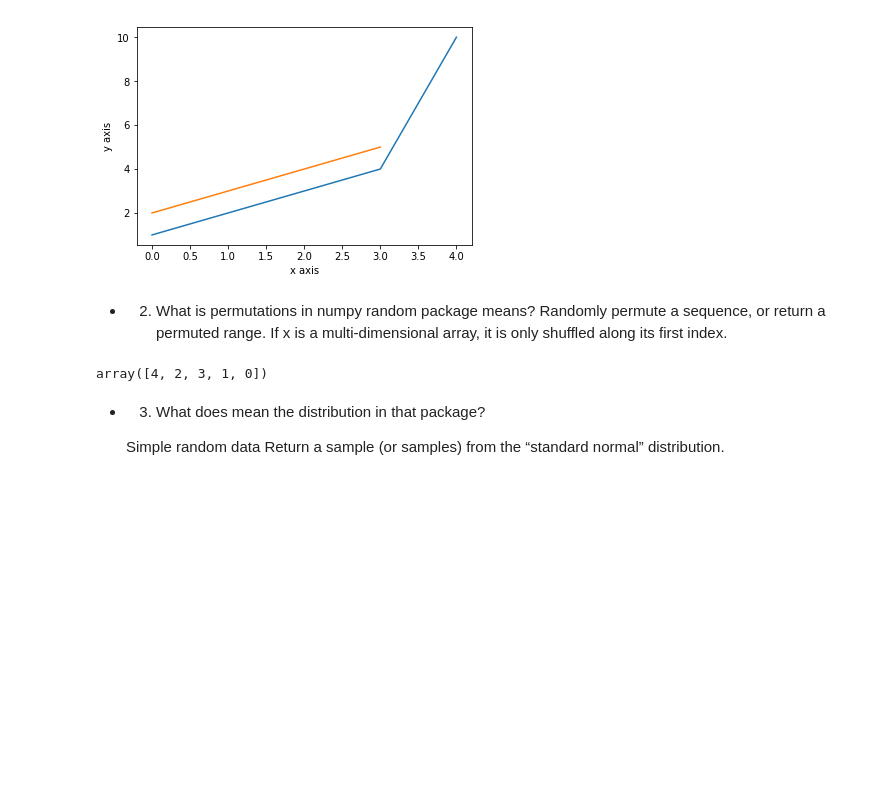
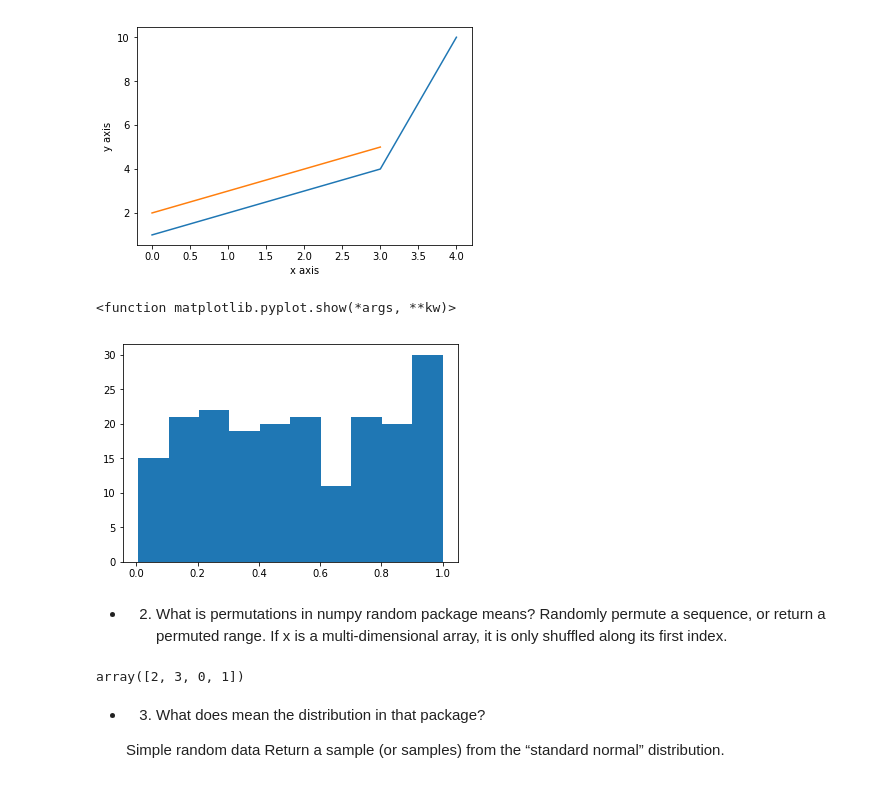
Before and after one commit to rituteval/Programming-for-Data-Analysis-assingment, a Jupyter notebook: Programming for DA-assingment.ipynb, the cells around one changed output. Cells and saved outputs as stored; diff of their text form; code cells hidden in the pictures; blank space fills up the shorter version.

Commit message:
Created Histogram

```diff
--- a/Programming for DA-assingment.ipynb
+++ b/Programming for DA-assingment.ipynb
@@ -156,14 +156,25 @@ plt.xlabel("x axis")
 plt.show()
 # %% [output]
 [figure]
+# %%
+import numpy as np                  #Imported numpy
+x = np.random.rand(200)
+x
+import matplotlib.pyplot as plt    # Imported matplotlib.pyplot
+
+plt.hist(x)  # Created Histogram
+plt.show     # Asked sgow histogram in output
+# %% [output]
+<function matplotlib.pyplot.show(*args, **kw)>
+[figure, added]
 # %% [markdown]
 - 2. What is permutations in numpy random package means?
    Randomly permute a sequence, or return a permuted range.
    If x is a multi-dimensional array, it is only shuffled along its first index.
 # %%
-np.random.permutation(5)
+np.random.permutation(4)
 # %% [output]
-array([4, 2, 3, 1, 0])
+array([2, 3, 0, 1])
 # %% [markdown]
 - 3. What does mean the distribution in that package?
 
```
Also changed, not shown: parts of 7 cells of this notebook.
